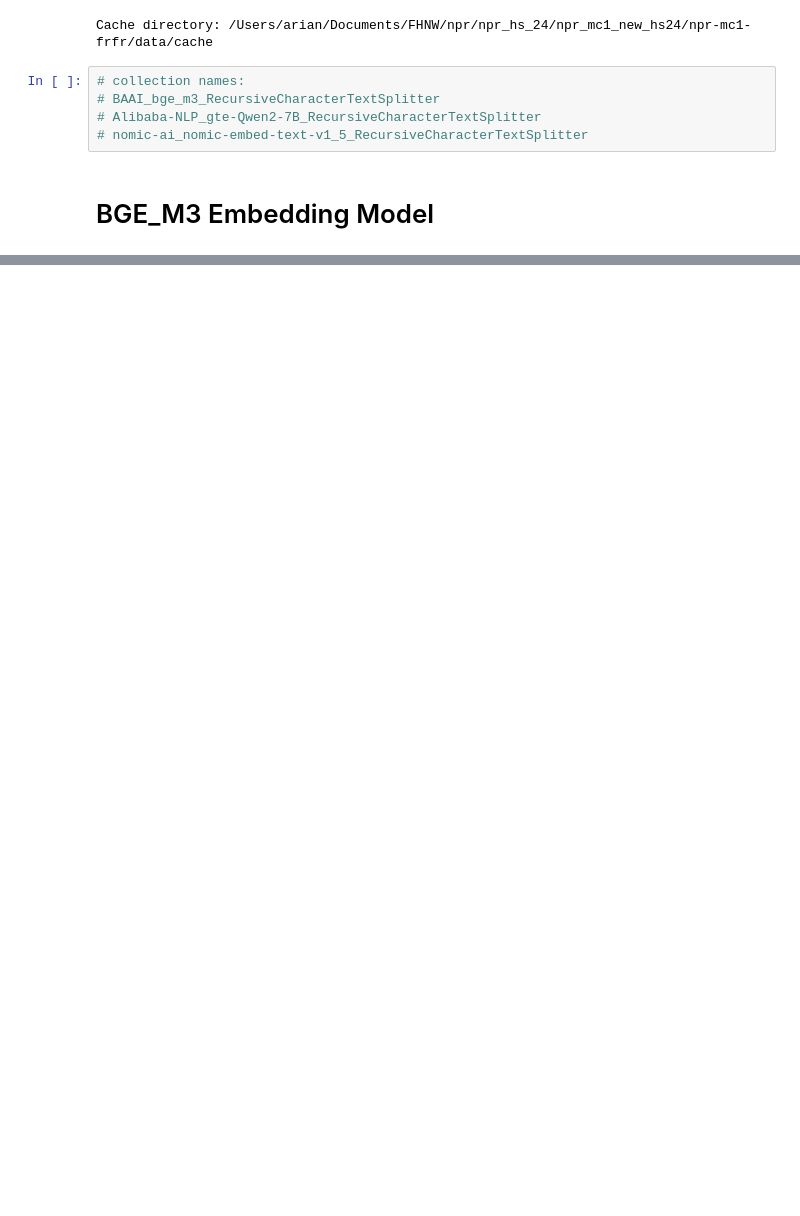
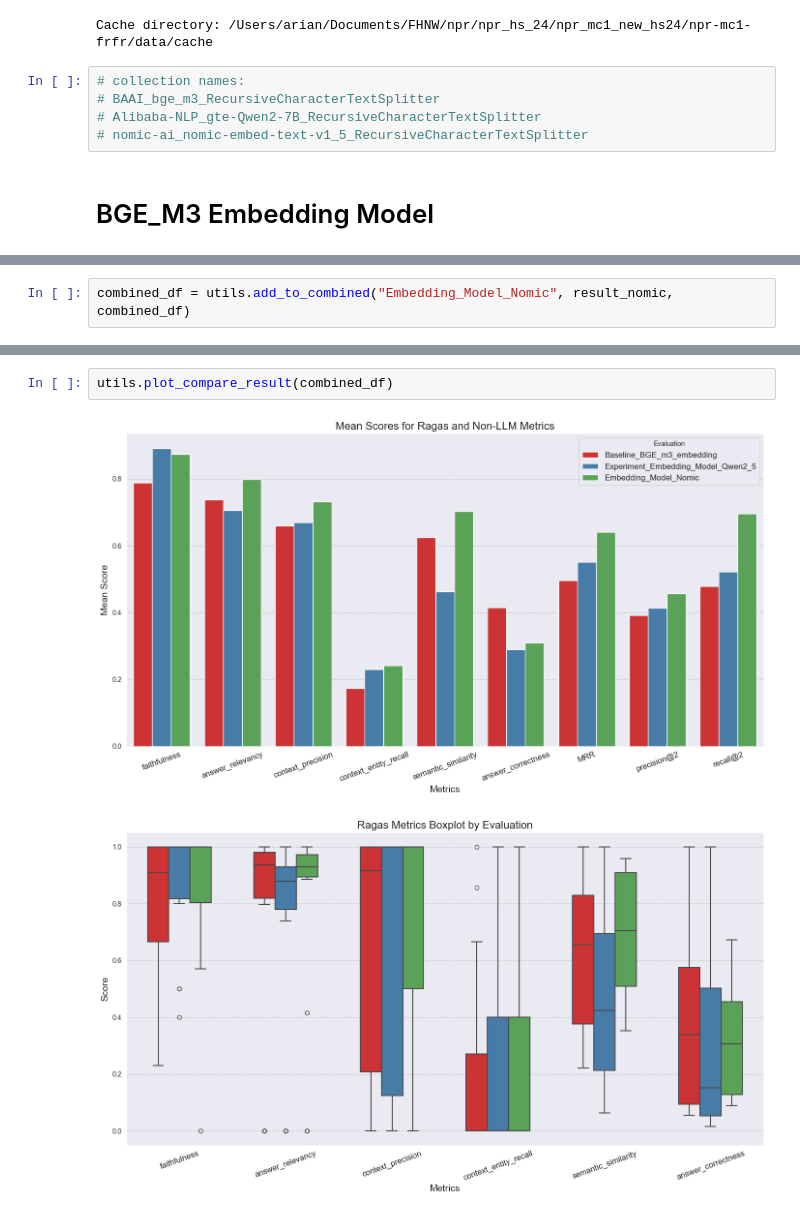
Before and after one commit to somehowchris/npr-mc1-frfr, a Jupyter notebook: notebooks/Experiment_embedding_model.ipynb, the cells around one changed output, grey strips where cells are left out. Cells and saved outputs as stored; diff of their text form; blank space fills up the shorter version.

```diff
--- a/notebooks/Experiment_embedding_model.ipynb
+++ b/notebooks/Experiment_embedding_model.ipynb
@@ -118,0 +180,2 @@ evaluator.plot_results_all(results, results)
+# %%
+combined_df = utils.add_to_combined("Embedding_Model_Nomic", result_nomic, combined_df)
@@ -118,0 +187,5 @@ evaluator.plot_results_all(results, results)
+# %%
+utils.plot_compare_result(combined_df)
+# %% [output]
+[figure, added]
+[figure, added]
```
Also changed, not shown: parts of 19 cells of this notebook, 4 other files.
